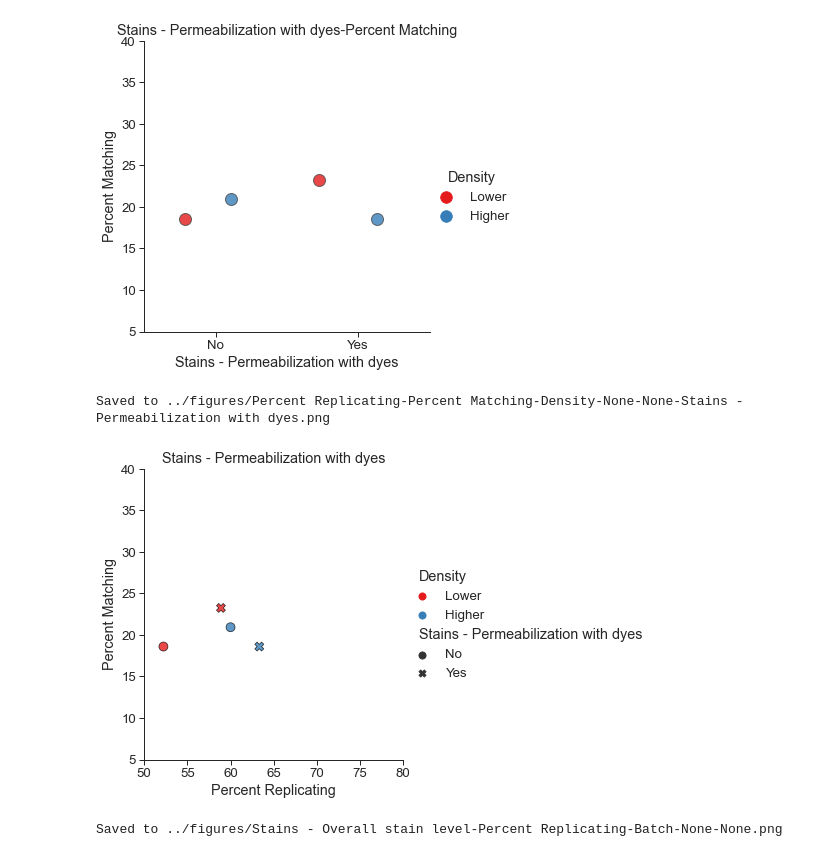
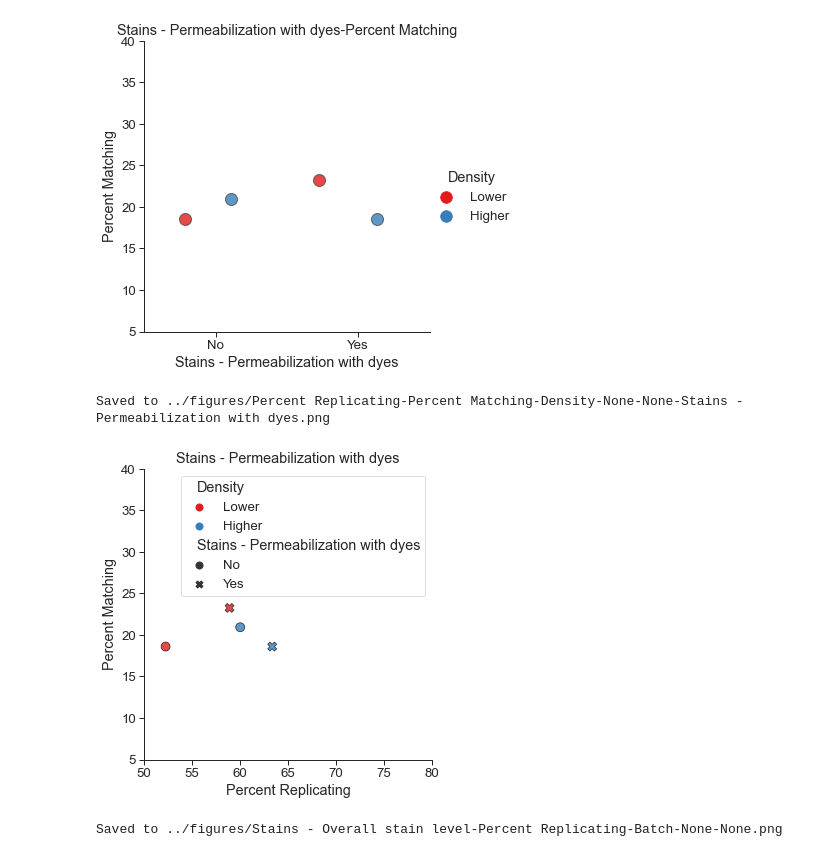
Before and after one commit to carpenter-singh-lab/2023_Cimini_NatureProtocols, a Jupyter notebook: notebooks/AssessStains.ipynb, the cells around one changed output. Drawn from its saved outputs; the diff is of its cells as text; code cells hidden in the pictures.

Commit message:
Fix perm figure

```diff
--- a/notebooks/AssessStains.ipynb
+++ b/notebooks/AssessStains.ipynb
@@ -45,10 +45,12 @@ plot_simple_comparison(df=plate_df_perm,x=variable,y='Percent Matching',hue='Den
 Saved to ../figures/Stains - Permeabilization with dyes-Percent Matching-Density-None-None.png
 [figure]
 # %%
-plot_two_comparisons(df=plate_df_perm,hue='Density',style=variable,title=variable)
+variable = 'Stains - Permeabilization with dyes'
+
+plot_two_comparisons(df=plate_df_perm,hue='Density',style=variable,title=variable,facet_kws={'legend_out':False})
 # %% [output]
 Saved to ../figures/Percent Replicating-Percent Matching-Density-None-None-Stains - Permeabilization with dyes.png
-[figure, old version]
+[figure, new version]
 # %%
 variable = 'Stains - Overall stain level'
 
```
Also changed, not shown: 1 other file.
